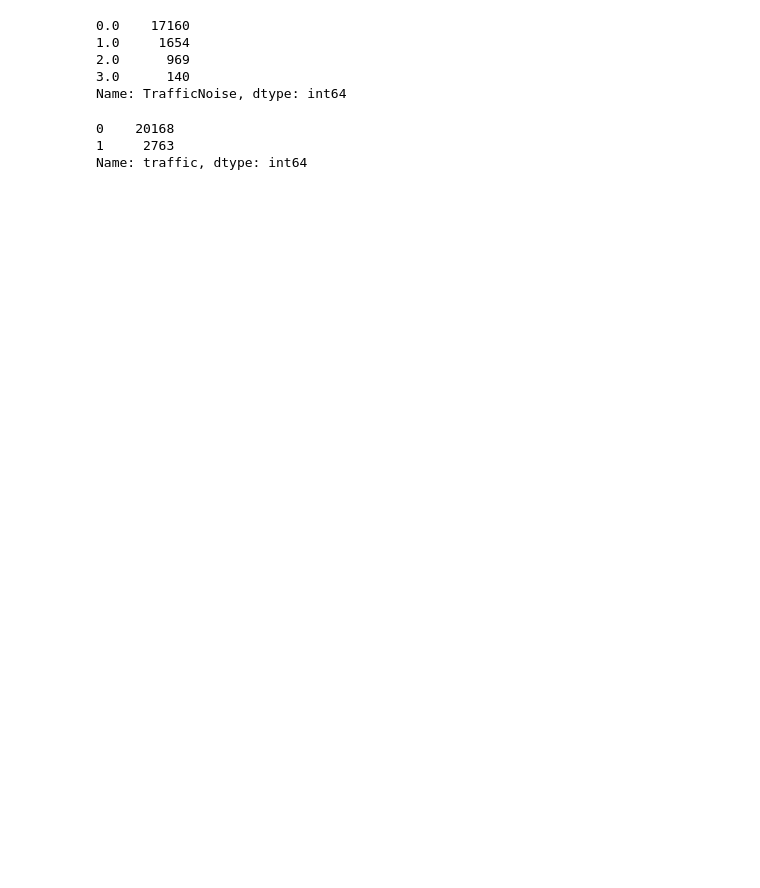
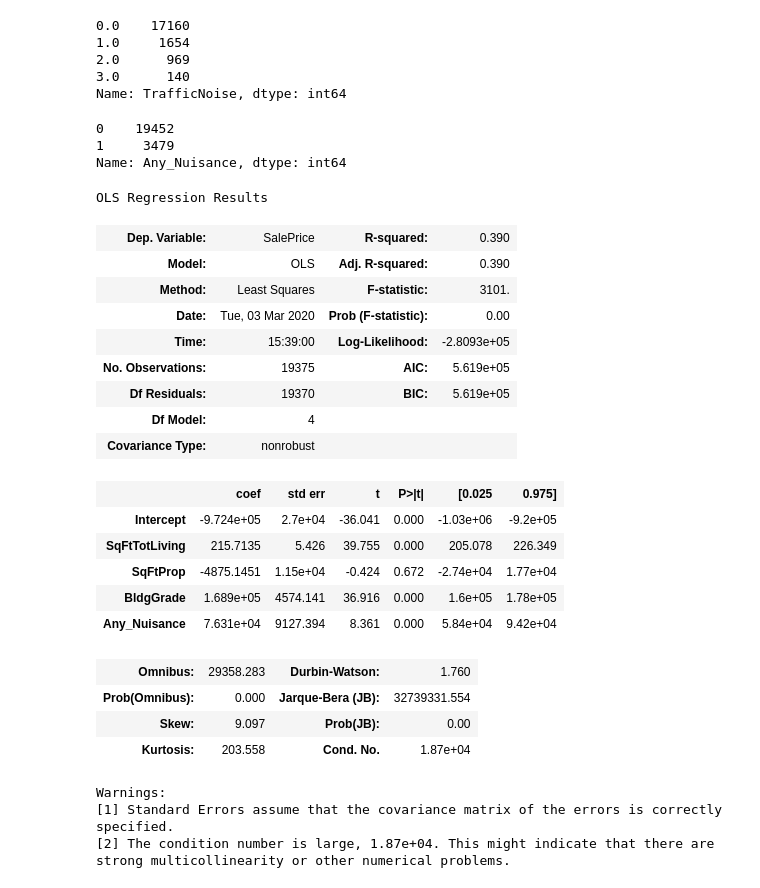
Before and after one commit to hmdev649/mod2-project, a Jupyter notebook: Exploratory Notebooks/Mihir Bhagat.ipynb, the cells around one changed output. Drawn from its saved outputs; the diff is of its cells as text; code cells hidden in the pictures; blank space fills up the shorter version.

```diff
--- a/Exploratory Notebooks/Mihir Bhagat.ipynb
+++ b/Exploratory Notebooks/Mihir Bhagat.ipynb
@@ -245,7 +279 @@ traffic_df = ps.sqldf(qt)
 final_df['Traffic'] = traffic_df['traffic']
-# %%
-traffic_df['traffic'].value_counts()
-# %% [output]
-0    20168
-1     2763
-Name: traffic, dtype: int64
@@ -252,5 +296,71 @@ Name: traffic, dtype: int64
+# %%
+#Query for Other Nuisance
+
+qon = ("""
+SELECT SalePrice,
+CASE
+    WHEN OtherNuisances == 'Y' THEN 1
+    ELSE 0
+END AS other_nuisance
+FROM final_df
+""")
+other_nuisance_df = ps.sqldf(qon)
+# %%
+#Add OtherNuisance to final_df
+
+final_df['Other_Nuisance'] = other_nuisance_df['other_nuisance']
+# %%
+#Query Any Nuisance
+
+qn = ("""
+SELECT SalePrice,
+CASE
+    WHEN Other_Nuisance > 0 OR PowerLines > 0 OR Traffic > 0 THEN 1
+    ELSE 0
+END AS any_nuisance
+FROM final_df
+""")
+any_nuisance_df = ps.sqldf(qn)
+# %%
+#Add Any Nuisance to final_df
+
+final_df['Any_Nuisance'] = any_nuisance_df['any_nuisance']
+# %%
+#Check Values
+
+final_df['Any_Nuisance'].value_counts()
+# %% [output]
+0    19452
+1     3479
+Name: Any_Nuisance, dtype: int64
 # %%
-fsm_df = final_df[["SalePrice", "SqFtTotLiving", "SqFtProp", "CostSqFt"]].copy()
-fsm_df.dropna(inplace=True)
-fsm = ols(formula="SalePrice ~ SqFtTotLiving + SqFtProp + CostSqFt", data=fsm_df).fit()
-fsm.summary()
+#Combo 146
+
+df_146 = final_df[["SalePrice", "SqFtTotLiving", "SqFtProp", "Any_Nuisance"]].copy()
+model_146 = ols(formula="SalePrice ~ SqFtTotLiving + SqFtProp + Any_Nuisance", data=df_146).fit()
+model_146.summary()
+# %% [output]
+OLS Regression Results
+| Dep. Variable: | SalePrice | R-squared: | 0.390 |
+| Model: | OLS | Adj. R-squared: | 0.390 |
+| Method: | Least Squares | F-statistic: | 3101. |
+| Date: | Tue, 03 Mar 2020 | Prob (F-statistic): | 0.00 |
+| Time: | 15:39:00 | Log-Likelihood: | -2.8093e+05 |
+| No. Observations: | 19375 | AIC: | 5.619e+05 |
+| Df Residuals: | 19370 | BIC: | 5.619e+05 |
+| Df Model: | 4 |  |  |
+| Covariance Type: | nonrobust |  |  |
+|  | coef | std err | t | P>|t| | [0.025 | 0.975] |
+| Intercept | -9.724e+05 | 2.7e+04 | -36.041 | 0.000 | -1.03e+06 | -9.2e+05 |
+| SqFtTotLiving | 215.7135 | 5.426 | 39.755 | 0.000 | 205.078 | 226.349 |
+| SqFtProp | -4875.1451 | 1.15e+04 | -0.424 | 0.672 | -2.74e+04 | 1.77e+04 |
+| BldgGrade | 1.689e+05 | 4574.141 | 36.916 | 0.000 | 1.6e+05 | 1.78e+05 |
+| Any_Nuisance | 7.631e+04 | 9127.394 | 8.361 | 0.000 | 5.84e+04 | 9.42e+04 |
+| Omnibus: | 29358.283 | Durbin-Watson: | 1.760 |
+| Prob(Omnibus): | 0.000 | Jarque-Bera (JB): | 32739331.554 |
+| Skew: | 9.097 | Prob(JB): | 0.00 |
+| Kurtosis: | 203.558 | Cond. No. | 1.87e+04 |
+Warnings:
+[1] Standard Errors assume that the covariance matrix of the errors is correctly specified.
+[2] The condition number is large, 1.87e+04. This might indicate that there are
+strong multicollinearity or other numerical problems.
```
Also changed, not shown: parts of 29 cells of this notebook, 1 other file.
